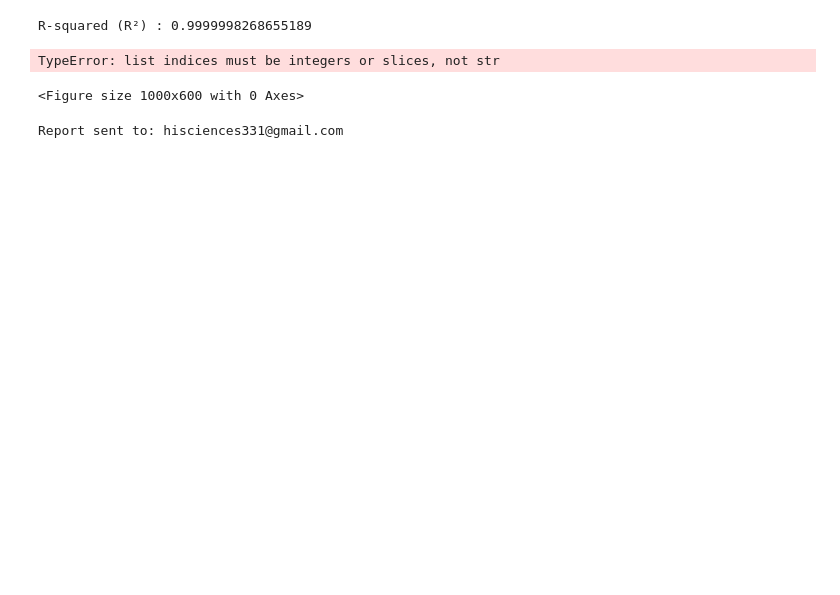
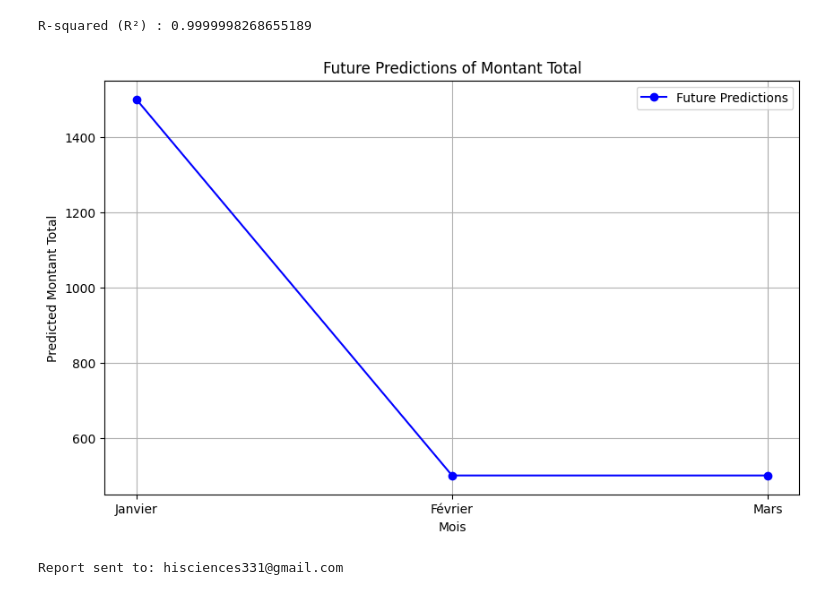
Before and after one commit to christ297/data_analyst_project, a Jupyter notebook: data_analytics1.ipynb, the cells around one changed output. Cells and saved outputs as stored; diff of their text form; code cells hidden in the pictures; blank space fills up the shorter version.

```diff
--- a/data_analytics1.ipynb
+++ b/data_analytics1.ipynb
@@ -580,18 +595,36 @@ r2 = r2_score(y_test, y_pred)
 print("R-squared (R²) :", r2)
 # %% [output]
 R-squared (R²) : 0.9999998268655189
-# %%
-plt.figure(figsize=(10, 6))
-
-plt.plot(categorical_features['mois_vente'], numerical_features['prix_unitaire'], marker='o', linestyle='-', color='blue', label='Prediction Futur')
-plt.xlabel("Mois")
-plt.ylabel("Montant Total prédit")
-plt.title("Future Predictions of Montant Total")
-plt.grid(True)
-plt.legend()
-# %% [output]
-TypeError: list indices must be integers or slices, not str
-<Figure size 1000x600 with 0 Axes>
+# %%
+future_data = pd.DataFrame({
+    'categorie': ['Cosmétiques', 'Alimentation', 'Vêtements'],
+    'prix_unitaire': [150, 50, 100],
+    'quantite': [10, 20, 5],
+    'mois_vente': ['Janvier', 'Février', 'Mars']
+})
+
+# Apply One-Hot Encoding and Feature Scaling to future data
+future_data_encoded = encoder.transform(future_data[['categorie', 'mois_vente']])
+future_data_encoded_df = pd.DataFrame(future_data_encoded, columns=encoder.get_feature_names_out(['categorie', 'mois_vente']))
+future_data = future_data.drop(['categorie', 'mois_vente'], axis=1)
+future_data = pd.concat([future_data, future_data_encoded_df], axis=1)
+future_data[['prix_unitaire', 'quantite']] = scaler.transform(future_data[['prix_unitaire', 'quantite']])
+
+# Make predictions on future data
+future_predictions = model.predict(future_data)
+
+# --- Visualization ---
+
+plt.figure(figsize=(10, 6))
+plt.plot( ['Janvier', 'Février', 'Mars'], future_predictions, marker='o', linestyle='-', color='blue', label='Future Predictions')
+plt.xlabel("Mois")
+plt.ylabel("Predicted Montant Total")
+plt.title("Future Predictions of Montant Total")
+plt.grid(True)
+plt.legend()
+plt.show()
+# %% [output]
+[figure, added]
 # %%
 import yagmail
 
```
Also changed, not shown: parts of 1 cell of this notebook.
